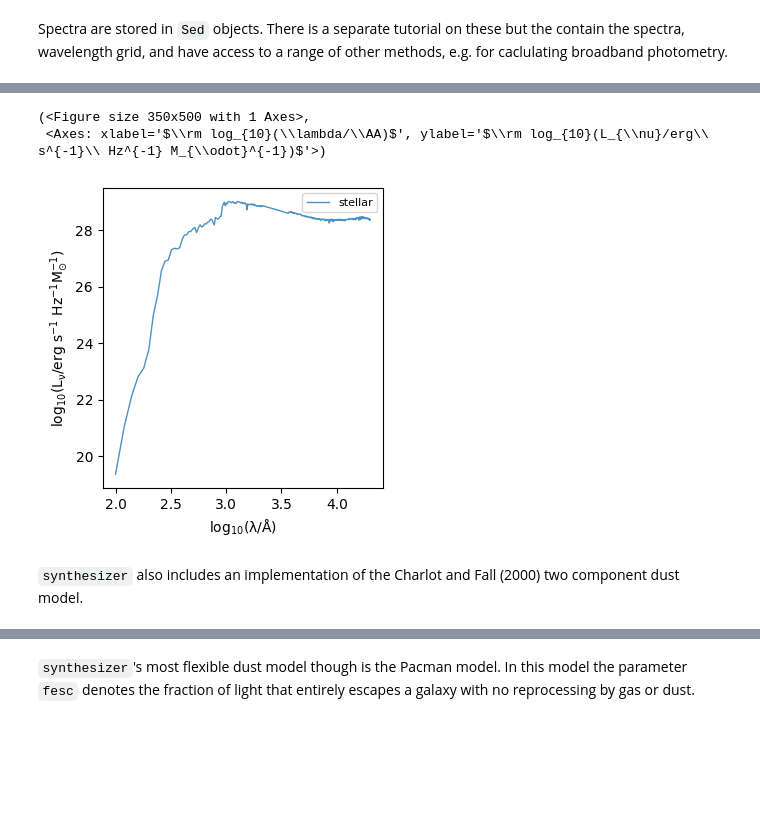
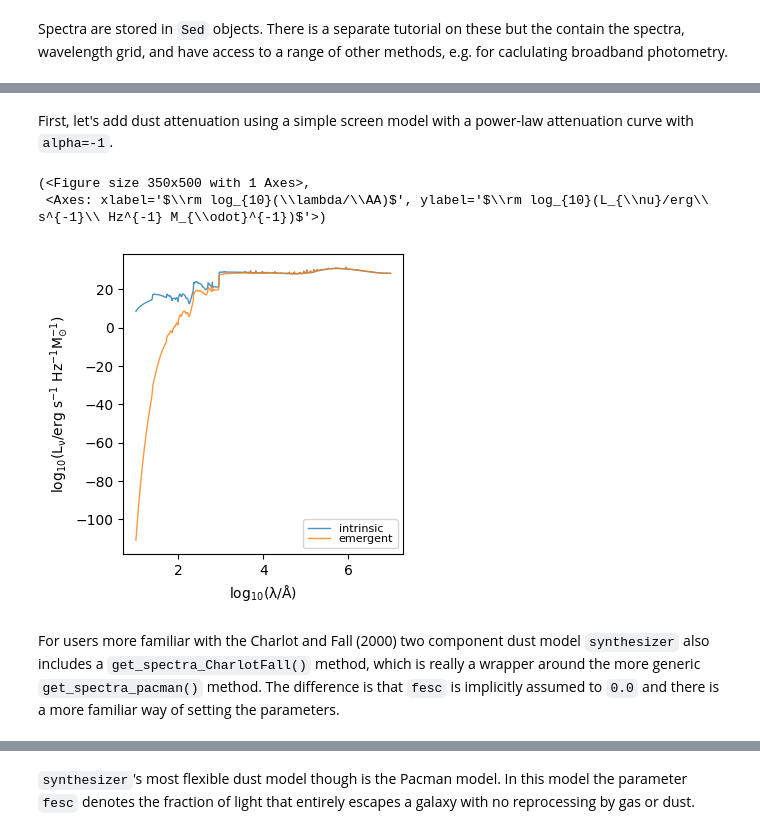
Before and after one commit to synthesizer-project/synthesizer, a Jupyter notebook: docs/source/parametric/generate_sed.ipynb, the cells around one changed output, grey strips where cells are left out. Drawn from its saved outputs; the diff is of its cells as text; code cells hidden in the pictures; blank space fills up the shorter version.

```diff
--- a/docs/source/parametric/generate_sed.ipynb
+++ b/docs/source/parametric/generate_sed.ipynb
@@ -89,5 +89,6 @@ Next, we can generate spectra including nebular emission. In the parlance of `sy
 # %%
-galaxy.get_spectra_intrinsic(grid, fesc = 0.5)
+galaxy.spectra = {}
+galaxy.get_spectra_reprocessed(grid, fesc = 0.5)
 galaxy.plot_spectra()
 # %% [output]
 (<Figure size 350x500 with 1 Axes>,
@@ -106,12 +112,15 @@ Next let's include dust attenuation using a simple screen. This method also impl
+# %% [markdown]
+First, let's add dust attenuation using a simple screen model with a power-law attenuation curve with `alpha=-1`.
 # %%
-galaxy.get_spectra_screen(grid, tau_v = 0.1, fesc = 0.5)
-galaxy.plot_spectra()
+galaxy.spectra = {} # reset spectra
+galaxy.get_spectra_pacman(grid, tau_v = 0.5, alpha=-1)
+galaxy.plot_spectra(spectra_to_plot=['intrinsic','emergent'])
 # %% [output]
 (<Figure size 350x500 with 1 Axes>,
  <Axes: xlabel='$\\rm log_{10}(\\lambda/\\AA)$', ylabel='$\\rm log_{10}(L_{\\nu}/erg\\ s^{-1}\\ Hz^{-1} M_{\\odot}^{-1})$'>)
-[figure, old version]
+[figure, new version]
-# %% [markdown]
-`synthesizer` also includes an implementation of the Charlot and Fall (2000) two component dust model.
+# %% [markdown]
+For users more familiar with the Charlot and Fall (2000) two component dust model `synthesizer` also includes a `get_spectra_CharlotFall()` method, which is really a wrapper around the more generic `get_spectra_pacman()` method. The difference is that `fesc` is implicitly assumed to `0.0` and there is a more familiar way of setting the parameters.
 # %%
 galaxy.get_spectra_CharlotFall(grid, tau_v_ISM=0.1, tau_v_BC=0.1, alpha_ISM=-0.7, alpha_BC=-1.3)
 galaxy.plot_spectra()
```
Also changed, not shown: parts of 15 cells of this notebook, 1 other file.
